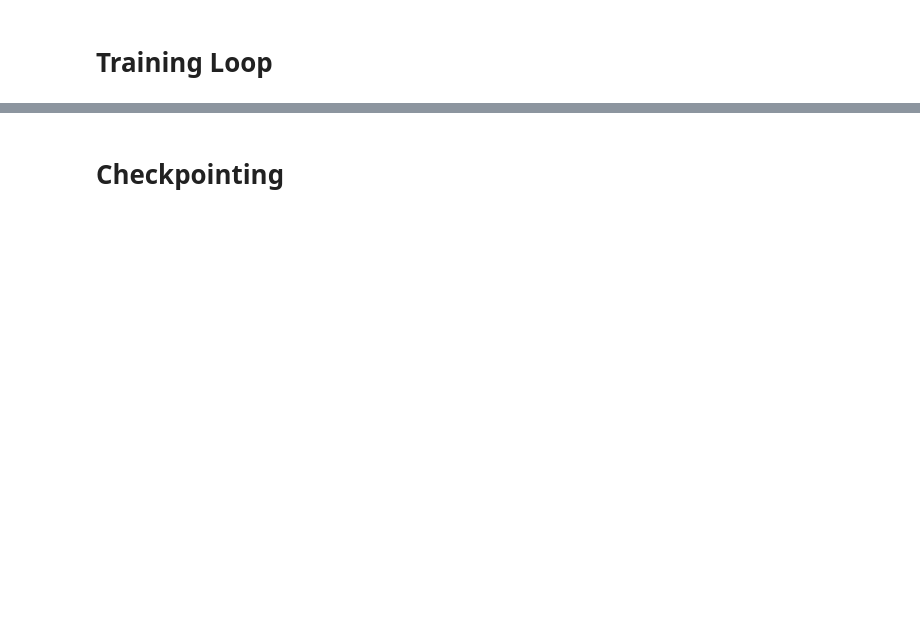
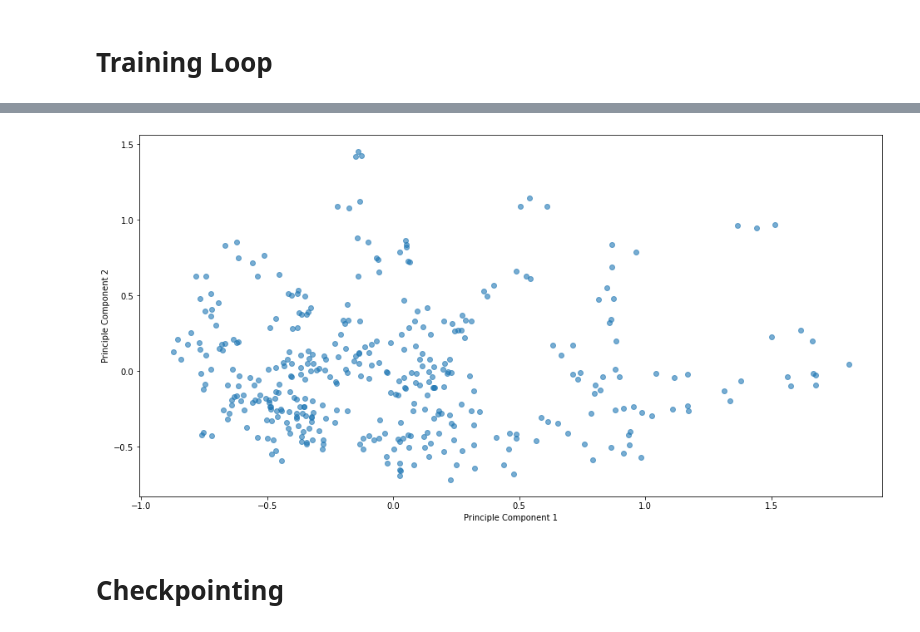
Before and after one commit to aliicee3/LOGML2021-Learning-Latent-Geometries, a Jupyter notebook: ConvolutionalVAE.ipynb, the cells around one changed output, grey strips where cells are left out. Saved outputs shown, nothing was run; the diff lists cells and outputs as text; code cells hidden in the pictures; blank space fills up the shorter version.

```diff
--- a/ConvolutionalVAE.ipynb
+++ b/ConvolutionalVAE.ipynb
@@ -155,8 +161,8 @@ class EncoderConv(nn.Module):
         self.dconv_down4 = residualBlock(size[2], size[3])
         self.dconv_down5 = residualBlock(size[3], size[3])
 
-        self.fc_mu = nn.Linear(in_features=size[3]*15*15, out_features=self.latents)
-        self.fc_logvar = nn.Linear(in_features=size[3]*15*15, out_features=self.latents)
+        self.fc_mu = nn.Linear(in_features=size[3]*SH*SH, out_features=self.latents)
+        self.fc_logvar = nn.Linear(in_features=size[3]*SH*SH, out_features=self.latents)
 
     def forward(self, x):
         conv1 = self.dconv_down1(x)
@@ -188,7 +194,7 @@ class DecoderConv(nn.Module):
 
         size = self.c * np.array([2,4,8,16], dtype = np.intc)
 
-        self.fc = nn.Linear(in_features=self.latents, out_features=(self.c*16)*15*15)
+        self.fc = nn.Linear(in_features=self.latents, out_features=(self.c*16)*SH*SH)
 
         self.upsample = nn.Upsample(scale_factor=2, mode='bilinear', align_corners=True)
 
@@ -202,7 +208,7 @@ class DecoderConv(nn.Module):
     def forward(self, x):
         x = self.fc(x)
 
-        x = x.view(x.size(0), self.c*16, 15, 15) # unflatten batch of feature vectors to a batch of multi-channel feature maps
+        x = x.view(x.size(0), self.c*16, SH, SH) # unflatten batch of feature vectors to a batch of multi-channel feature maps
 
         x = self.upsample(x)
         x = self.dconv_up4(x)
@@ -257,7 +263,7 @@ def vae_loss(recon_x, x, mu, logvar, variational_beta):
 # %%
 # Model Instantiation
 device = 'cuda:0'
-model = VariationalAutoencoder().to(device)
+model = VariationalAutoencoder(latents=LATENT_DIMS).to(device)
 X_bar, _, _ = model.forward(X.to(device))
 
 print(summary(model, torch.zeros((1, *IMAGE_SHAPE)).to(device), show_input=True))
@@ -345,32 +357,34 @@ plt.show()
 # %%
 # Visualizing Latent Space
 
-N = 1000 #No of Parameters
+N = 100 #No of Parameters
 N_sample = 3 #No. of Samples per parameter
 
 # Sampling Images
 temp = [next(iter(data)) for _ in range(N//32 + 1)]
 X = torch.vstack([x[0] for x in temp])
 Y = torch.hstack([x[1] for x in temp])
 
 # Forward Pass through Encoder
 mu_, _log_var = model.encoder(X.to(device))
 
 # Sampling from Normal Disitrbution using predicted Parameters
 embeddings = torch.vstack([torch.normal(mu_, 0.5*torch.exp(_log_var)) for _ in range(N_sample)]).detach().cpu().numpy()
 embedding_class = torch.hstack([Y for _ in range(N_sample)]).detach().cpu().numpy()
 
 # Dimensionality Reduction
 low_dim_embeddings = KernelPCA(n_components=2, kernel="poly").fit_transform(embeddings)
 
 # Plotting Principle Components
 plt.figure(figsize=(16,8))
 plt.scatter(x = low_dim_embeddings[:,0],
             y = low_dim_embeddings[:, 1],
             alpha=0.6)
 plt.xlabel("Principle Component 1")
 plt.ylabel("Principle Component 2")
 plt.show()
+# %% [output]
+[figure, added]
 # %% [markdown]
 # Checkpointing
 # %%
```
Also changed, not shown: parts of 8 cells of this notebook.
